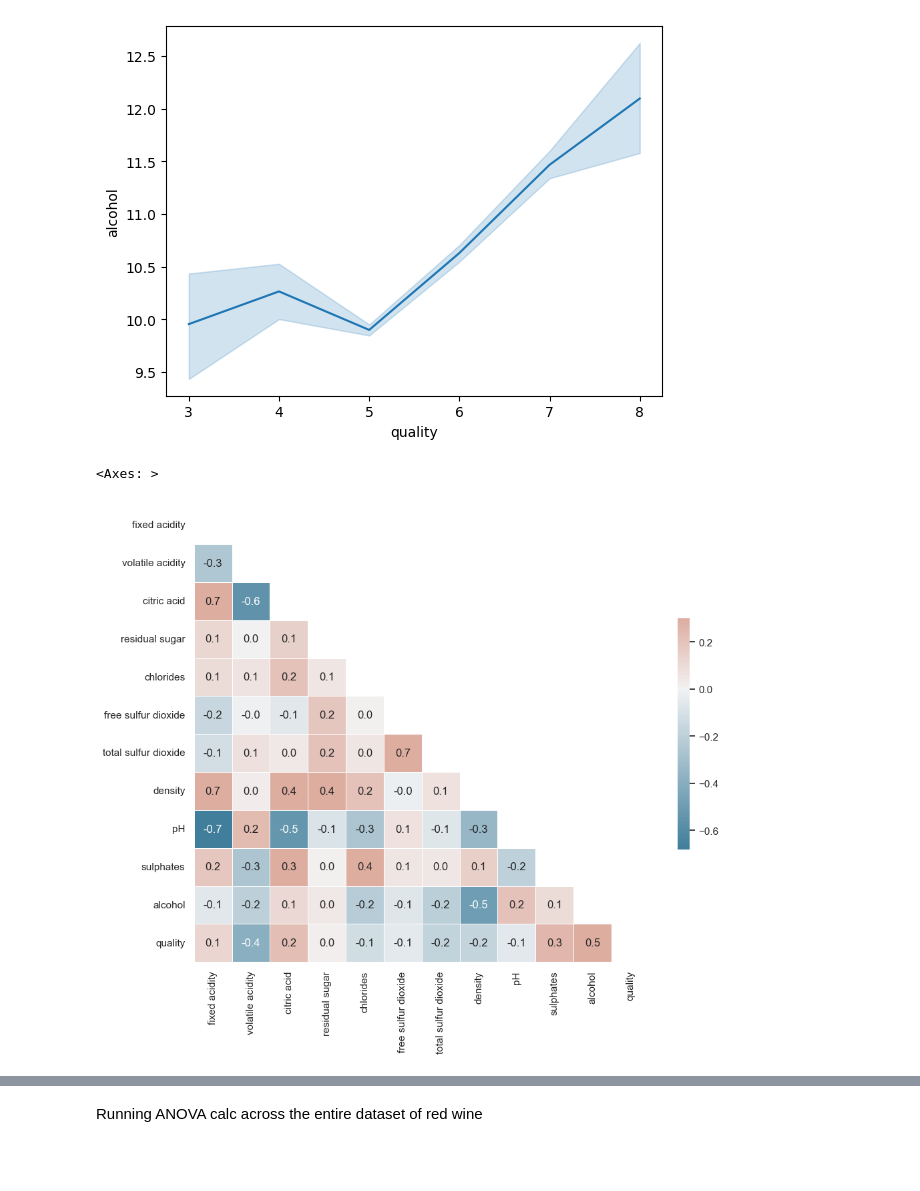
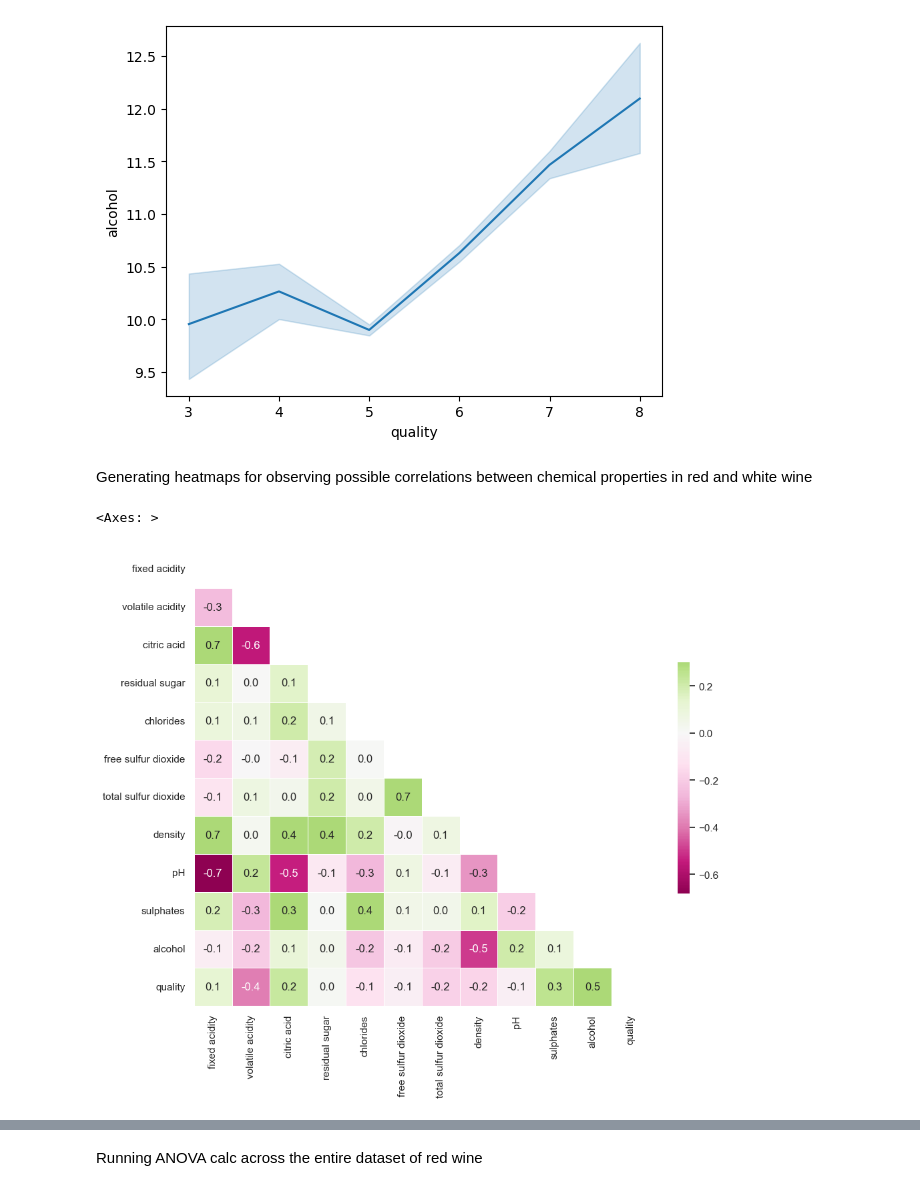
Before and after one commit to Meddy92-gif/Blueberry-winery-project, a Jupyter notebook: wine+quality/EDA_red+white_wine.ipynb, the cells around one changed output, grey strips where cells are left out. Saved outputs shown, nothing was run; the diff lists cells and outputs as text; code cells hidden in the pictures; blank space fills up the shorter version.

```diff
--- a/wine+quality/EDA_red+white_wine.ipynb
+++ b/wine+quality/EDA_red+white_wine.ipynb
@@ -134,33 +141,35 @@ sns.lineplot(data=red_wine, y="alcohol", x="quality")
 # %% [output]
 <Axes: xlabel='quality', ylabel='alcohol'>
 [figure]
+# %% [markdown]
+Generating heatmaps for observing possible correlations between chemical properties in red and white wine
 # %%
 import numpy as np
 import pandas as pd
 import seaborn as sns
 import matplotlib.pyplot as plt
 from scipy import stats
 
 sns.set_theme(style="white")
 
-red_wine = red_wine.drop(axis=1, columns=['quality_label'])
+red_wine #red_wine.drop(axis=1, columns=['quality_label'])
 
 
 # Compute the correlation matrix
 corr = red_wine.corr()
 
 # Generate a mask for the upper triangle
 mask = np.triu(np.ones_like(corr, dtype=bool))
 
 # Set up the matplotlib figure
 f, ax = plt.subplots(figsize=(11, 9))
 
 # Generate a custom diverging colormap
 cmap = sns.diverging_palette(230, 20, as_cmap=True)
 
 # Draw the heatmap with the mask and correct aspect ratio
-sns.heatmap(corr, mask=mask, cmap=cmap, vmax=.3, center=0,annot=True, fmt=".1f",
+sns.heatmap(corr, mask=mask, cmap='PiYG', vmax=.3, center=0,annot=True, fmt=".1f",
             square=True, linewidths=.5, cbar_kws={"shrink": .5})
 # %% [output]
 <Axes: >
-[figure, old version]
+[figure, new version]
```
Also changed, not shown: parts of 9 cells of this notebook.
